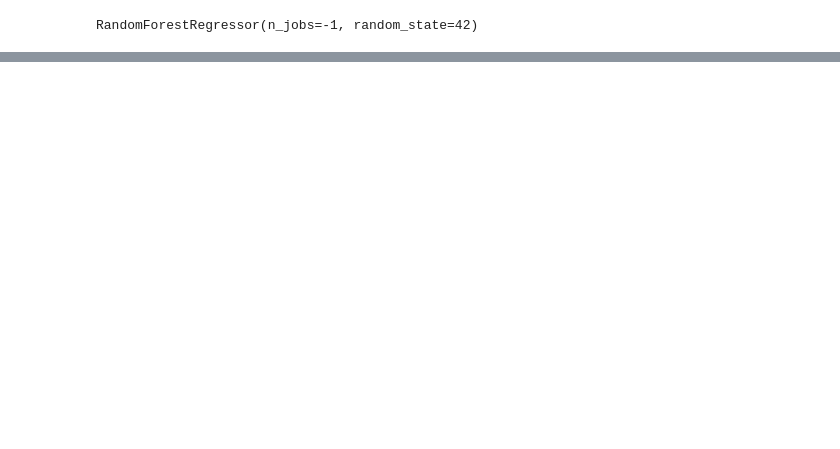
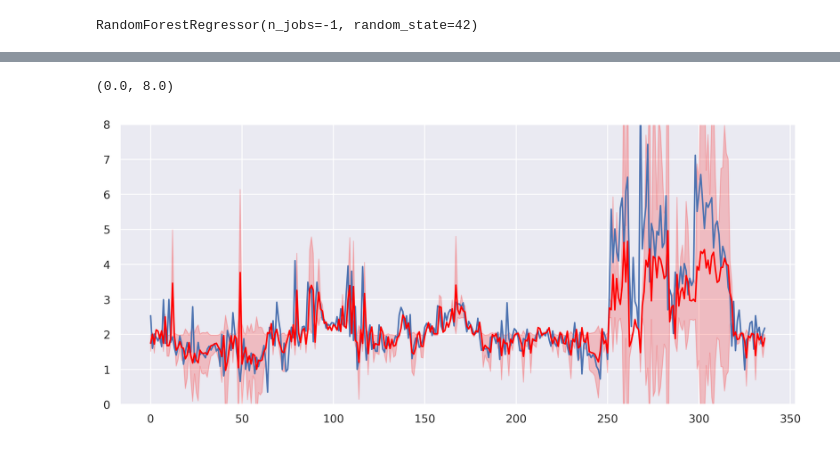
Before and after one commit to saadzia10/PIAE-SDE, a Jupyter notebook: pivae_sde/PIVAE.ipynb, the cells around one changed output, grey strips where cells are left out. Drawn from its saved outputs; the diff is of its cells as text; code cells hidden in the pictures; blank space fills up the shorter version.

```diff
--- a/pivae_sde/PIVAE.ipynb
+++ b/pivae_sde/PIVAE.ipynb
@@ -634,0 +673,5 @@ plt.barh(columns, rfr.feature_importances_)
+# %%
+input_rfr = np.concatenate((X_test, bNEE_test.values.reshape((-1, 1))), axis=1)
+# %%
+preds_rfr = rfr.predict(input_rfr)
+gt_rfr = NEE_test.values
@@ -634,0 +682,3 @@ plt.barh(columns, rfr.feature_importances_)
+# %%
+gt_rfr_vis = gt_rfr[mask]
+preds_rfr_vis = preds_rfr[mask]
@@ -634,0 +692,12 @@ plt.barh(columns, rfr.feature_importances_)
+# %%
+fig, ax = plt.subplots(figsize=(12, 5), dpi=400)
+mu = np.mean(preds_rfr_vis)
+error = np.square(preds_rfr_vis - mu)
+ax.plot(gt_rfr_vis)
+ax.plot(preds_rfr_vis, color="red")
+ax.fill_between(np.arange(preds_rfr_vis.shape[0]), preds_rfr_vis - error, preds_rfr_vis + error, alpha=0.2, color="red")
+
+ax.set_ylim(0, 8)
+# %% [output]
+(0.0, 8.0)
+[figure, added]
```
Also changed, not shown: parts of 28 cells of this notebook.
